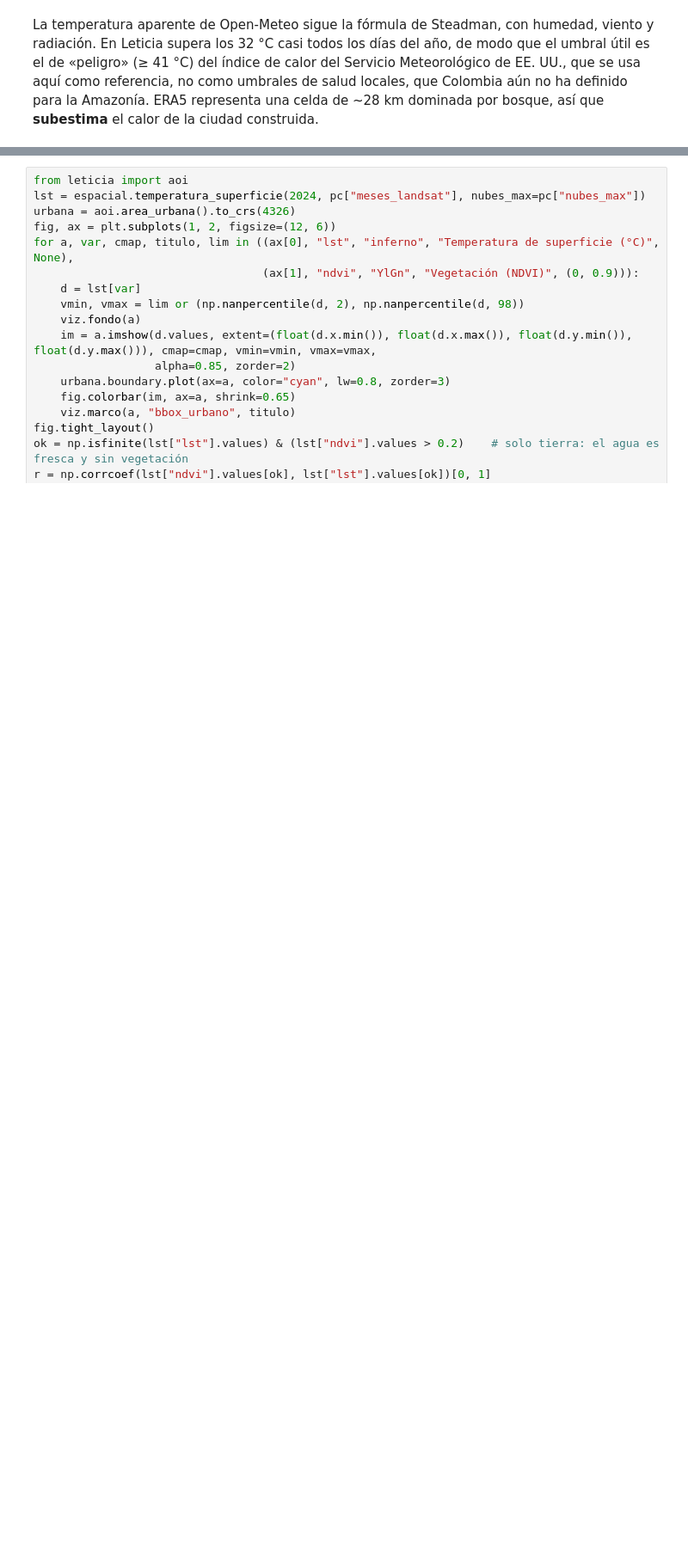
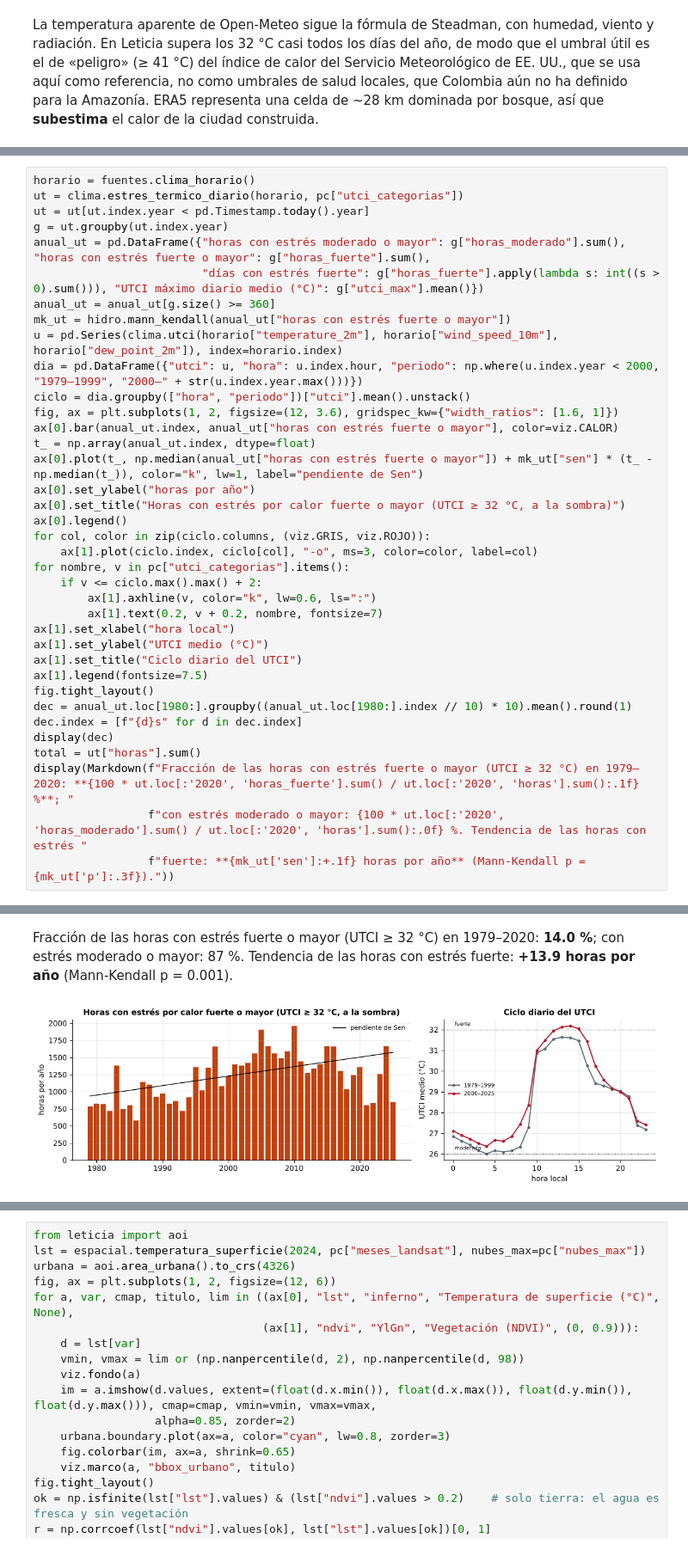
Before and after one commit to mromerot/leticia, a Jupyter notebook: book/03_analisis/34_calor/b_amenaza.ipynb, the cells around one changed output, grey strips where cells are left out. Shown at 86% size. Drawn from its saved outputs; the diff is of its cells as text; blank space fills up the shorter version.

```diff
--- a/book/03_analisis/34_calor/b_amenaza.ipynb
+++ b/book/03_analisis/34_calor/b_amenaza.ipynb
@@ -124,0 +137,38 @@ ciudad construida.
+# %%
+horario = fuentes.clima_horario()
+ut = clima.estres_termico_diario(horario, pc["utci_categorias"])
+ut = ut[ut.index.year < pd.Timestamp.today().year]
+g = ut.groupby(ut.index.year)
+anual_ut = pd.DataFrame({"horas con estrés moderado o mayor": g["horas_moderado"].sum(), "horas con estrés fuerte o mayor": g["horas_fuerte"].sum(),
+                         "días con estrés fuerte": g["horas_fuerte"].apply(lambda s: int((s > 0).sum())), "UTCI máximo diario medio (°C)": g["utci_max"].mean()})
+anual_ut = anual_ut[g.size() >= 360]
+mk_ut = hidro.mann_kendall(anual_ut["horas con estrés fuerte o mayor"])
+u = pd.Series(clima.utci(horario["temperature_2m"], horario["wind_speed_10m"], horario["dew_point_2m"]), index=horario.index)
+dia = pd.DataFrame({"utci": u, "hora": u.index.hour, "periodo": np.where(u.index.year < 2000, "1979–1999", "2000–" + str(u.index.year.max()))})
+ciclo = dia.groupby(["hora", "periodo"])["utci"].mean().unstack()
+fig, ax = plt.subplots(1, 2, figsize=(12, 3.6), gridspec_kw={"width_ratios": [1.6, 1]})
+ax[0].bar(anual_ut.index, anual_ut["horas con estrés fuerte o mayor"], color=viz.CALOR)
+t_ = np.array(anual_ut.index, dtype=float)
+ax[0].plot(t_, np.median(anual_ut["horas con estrés fuerte o mayor"]) + mk_ut["sen"] * (t_ - np.median(t_)), color="k", lw=1, label="pendiente de Sen")
+ax[0].set_ylabel("horas por año")
+ax[0].set_title("Horas con estrés por calor fuerte o mayor (UTCI ≥ 32 °C, a la sombra)")
+ax[0].legend()
+for col, color in zip(ciclo.columns, (viz.GRIS, viz.ROJO)):
+    ax[1].plot(ciclo.index, ciclo[col], "-o", ms=3, color=color, label=col)
+for nombre, v in pc["utci_categorias"].items():
+    if v <= ciclo.max().max() + 2:
+        ax[1].axhline(v, color="k", lw=0.6, ls=":")
+        ax[1].text(0.2, v + 0.2, nombre, fontsize=7)
+ax[1].set_xlabel("hora local")
+ax[1].set_ylabel("UTCI medio (°C)")
+ax[1].set_title("Ciclo diario del UTCI")
+ax[1].legend(fontsize=7.5)
+fig.tight_layout()
+dec = anual_ut.loc[1980:].groupby((anual_ut.loc[1980:].index // 10) * 10).mean().round(1)
+dec.index = [f"{d}s" for d in dec.index]
+display(dec)
+total = ut["horas"].sum()
+display(Markdown(f"Fracción de las horas con estrés fuerte o mayor (UTCI ≥ 32 °C) en 1979–2020: **{100 * ut.loc[:'2020', 'horas_fuerte'].sum() / ut.loc[:'2020', 'horas'].sum():.1f} %**; "
+                 f"con estrés moderado o mayor: {100 * ut.loc[:'2020', 'horas_moderado'].sum() / ut.loc[:'2020', 'horas'].sum():.0f} %. Tendencia de las horas con estrés "
+                 f"fuerte: **{mk_ut['sen']:+.1f} horas por año** (Mann-Kendall p = {mk_ut['p']:.3f})."))
+# %% [output]
@@ -124,0 +181,2 @@ ciudad construida.
+Fracción de las horas con estrés fuerte o mayor (UTCI ≥ 32 °C) en 1979–2020: **14.0 %**; con estrés moderado o mayor: 87 %. Tendencia de las horas con estrés fuerte: **+13.9 horas por año** (Mann-Kendall p = 0.001).
+[figure, added]
```
Also changed, not shown: parts of 6 cells of this notebook, 51 other files.
